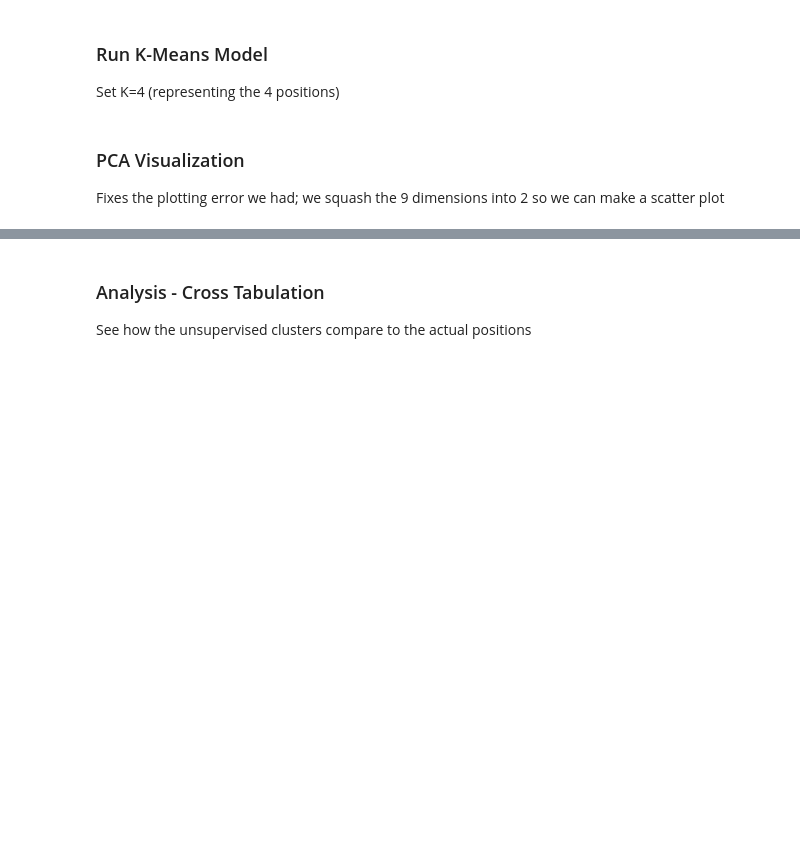
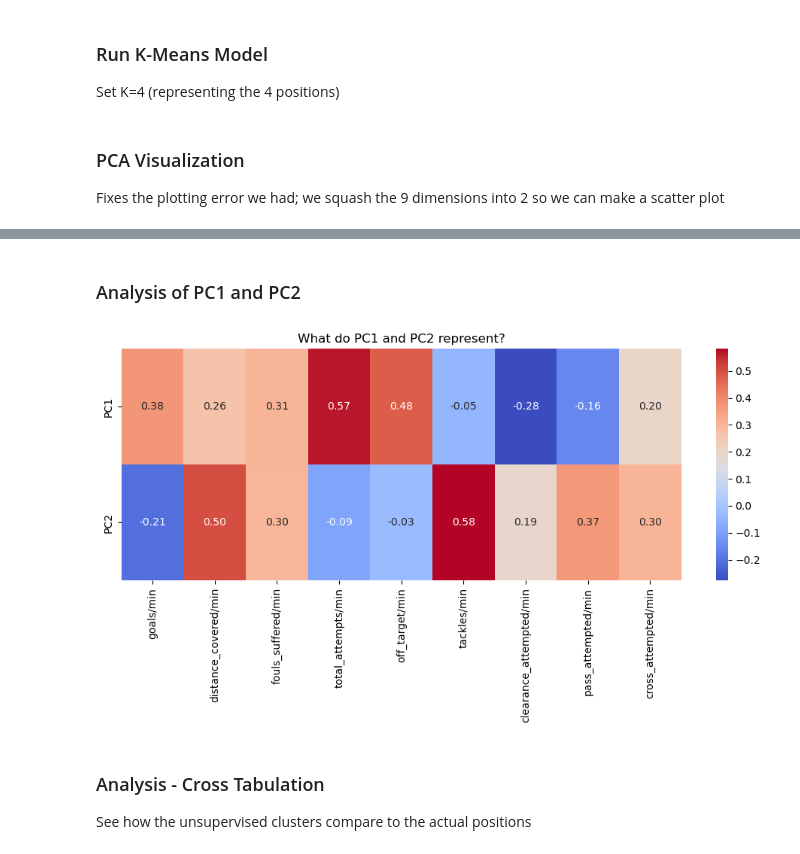
Before and after one commit to Kyle4646/CSE2600_finalproject, a Jupyter notebook: k-means.ipynb, the cells around one changed output, grey strips where cells are left out. Cells and saved outputs as stored; diff of their text form; code cells hidden in the pictures; blank space fills up the shorter version.

```diff
--- a/k-means.ipynb
+++ b/k-means.ipynb
@@ -157,3 +157,20 @@ plt.show()
+# %% [markdown]
+### Analysis of PC1 and PC2
+# %%
+# Create a dataframe of the PCA components (Loadings)
+components_df = pd.DataFrame(
+    pca.components_,
+    columns=features,
+    index=['PC1', 'PC2']
+)
+
+# Plot a heatmap to make it easy to read
+plt.figure(figsize=(12, 4))
+sns.heatmap(components_df, cmap='coolwarm', annot=True, fmt=".2f")
+plt.title('What do PC1 and PC2 represent?')
+plt.show()
+# %% [output]
+[figure, added]
 # %% [markdown]
 ### Analysis - Cross Tabulation
 See how the unsupervised clusters compare to the actual positions
```
Also changed, not shown: parts of 5 cells of this notebook.
